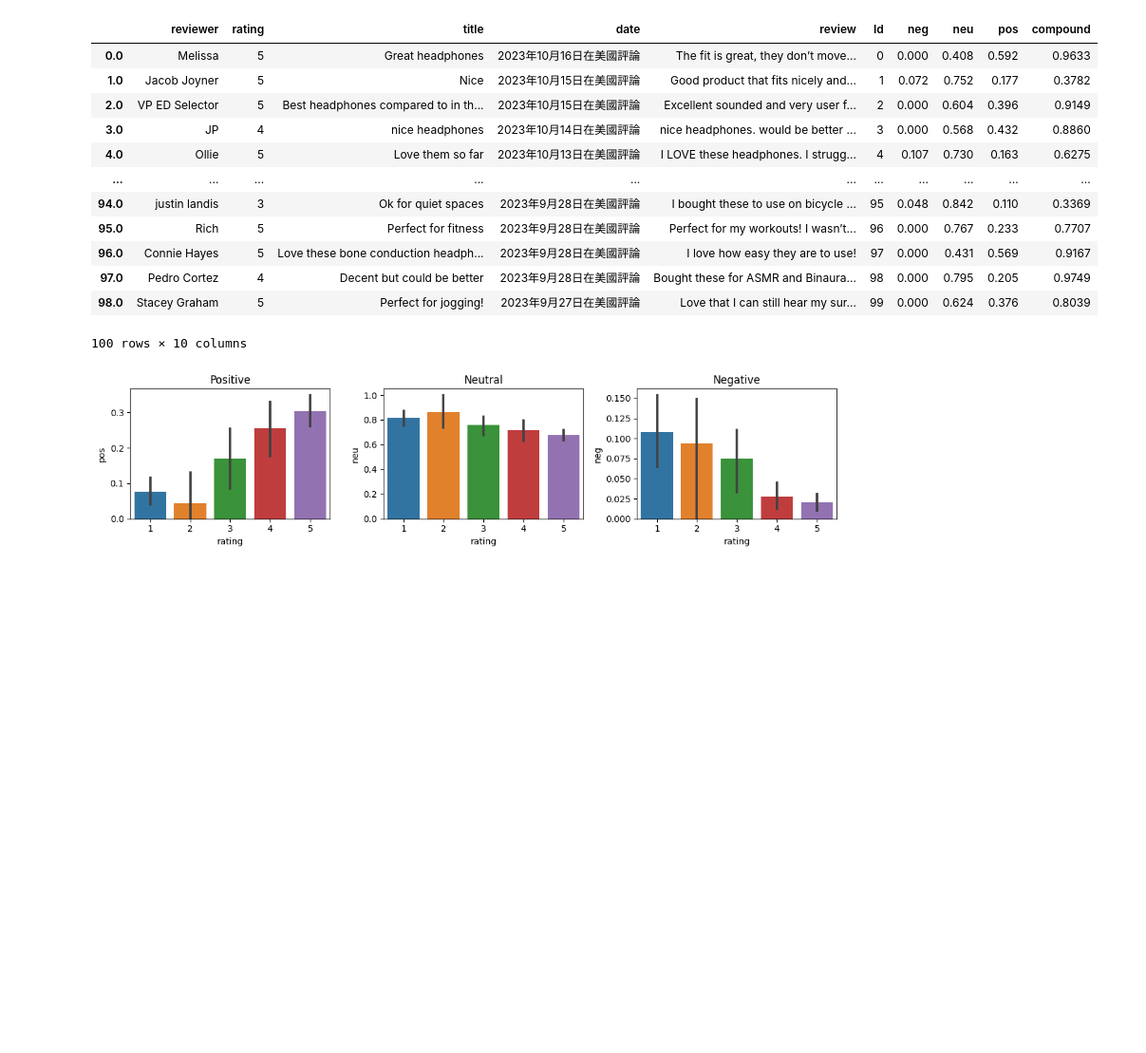
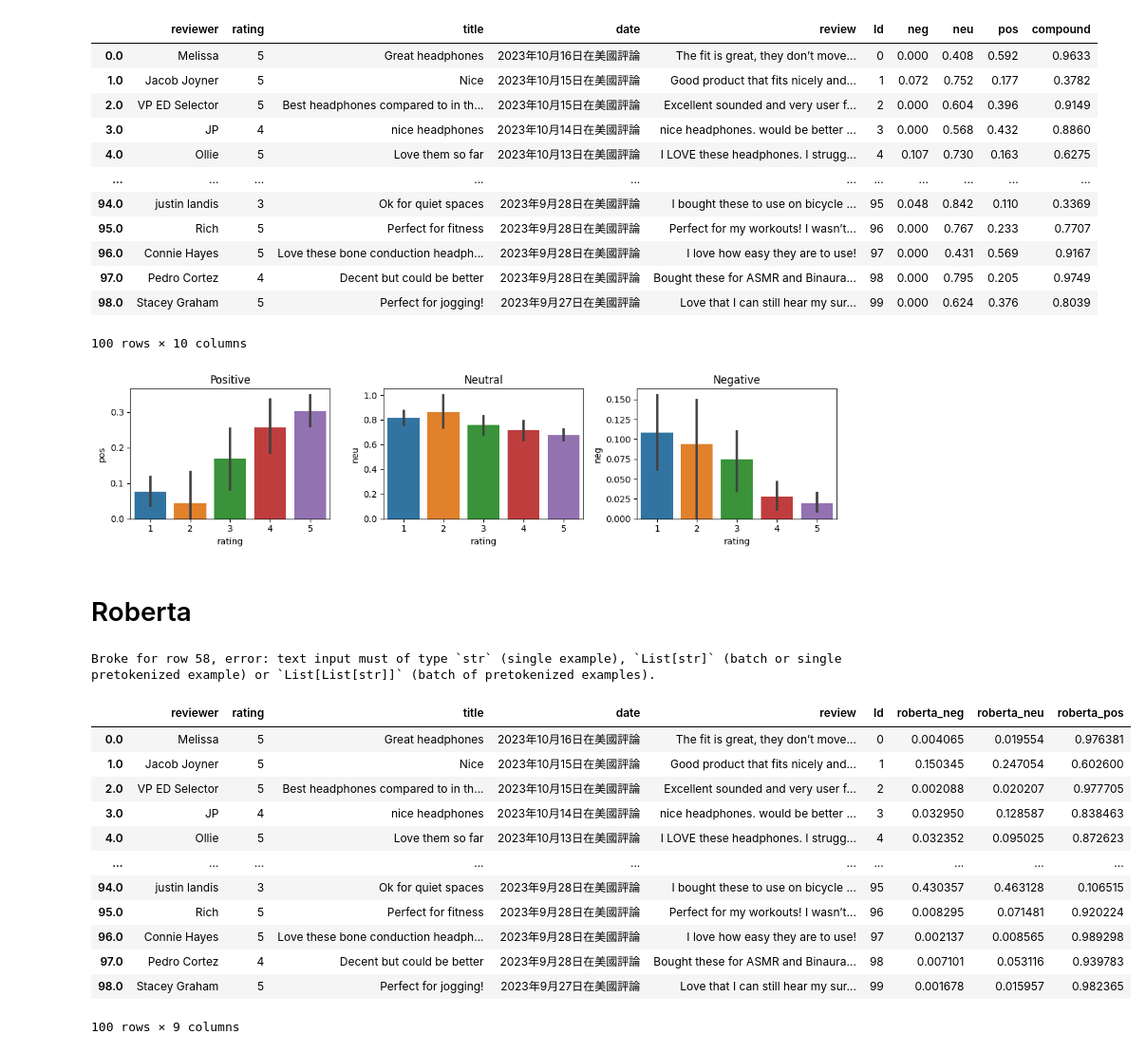
Before and after one commit to 0x01bda/MLuserResearch, a Jupyter notebook: model_default.ipynb, the cells around one changed output. Shown at 95% size. Saved outputs shown, nothing was run; the diff lists cells and outputs as text; code cells hidden in the pictures; blank space fills up the shorter version.

```diff
--- a/model_default.ipynb
+++ b/model_default.ipynb
@@ -307,3 +308,5 @@ plt.tight_layout()
 plt.show()
 # %% [output]
 [figure]
+# %% [markdown]
+# Roberta
@@ -309,0 +334,33 @@ plt.show()
+# %%
+for i, row in tqdm(df.iterrows(), total=len(df)):
+    try:
+        text = row['title']
+        if not pd.isnull(row['review']):
+            review_text = str(row['review'])
+            text += '.' + review_text
+        res_ro[i] = polarity_scores_roberta(text)
+
+    except Exception as e:
+        print(f'Broke for row {i}, error: {e}')
+# %% [output]
+Broke for row 58, error: text input must of type `str` (single example), `List[str]` (batch or single pretokenized example) or `List[List[str]]` (batch of pretokenized examples).
+# %%
+results_df = pd.DataFrame(res_ro).T
+results_df = results_df.reset_index().rename(columns={'index': 'Id'})
+merged_results_df = df.merge(results_df, left_index=True, right_on='Id', how='left')
+
+merged_results_df
+# %% [output]
+|  | reviewer | rating | title | date | review | Id | roberta_neg | roberta_neu | roberta_pos |
+| 0.0 | Melissa | 5 | Great headphones | 2023年10月16日在美國評論 | The fit is great, they don’t move... | 0 | 0.004065 | 0.019554 | 0.976381 |
+| 1.0 | Jacob Joyner | 5 | Nice | 2023年10月15日在美國評論 | Good product that fits nicely and... | 1 | 0.150345 | 0.247054 | 0.602600 |
+| 2.0 | VP ED Selector | 5 | Best headphones compared to in th... | 2023年10月15日在美國評論 | Excellent sounded and very user f... | 2 | 0.002088 | 0.020207 | 0.977705 |
+| 3.0 | JP | 4 | nice headphones | 2023年10月14日在美國評論 | nice headphones. would be better ... | 3 | 0.032950 | 0.128587 | 0.838463 |
+| 4.0 | Ollie | 5 | Love them so far | 2023年10月13日在美國評論 | I LOVE these headphones. I strugg... | 4 | 0.032352 | 0.095025 | 0.872623 |
+| ... | ... | ... | ... | ... | ... | ... | ... | ... | ... |
+| 94.0 | justin landis | 3 | Ok for quiet spaces | 2023年9月28日在美國評論 | I bought these to use on bicycle ... | 95 | 0.430357 | 0.463128 | 0.106515 |
+| 95.0 | Rich | 5 | Perfect for fitness | 2023年9月28日在美國評論 | Perfect for my workouts! I wasn’t... | 96 | 0.008295 | 0.071481 | 0.920224 |
+| 96.0 | Connie Hayes | 5 | Love these bone conduction headph... | 2023年9月28日在美國評論 | I love how easy they are to use! | 97 | 0.002137 | 0.008565 | 0.989298 |
+| 97.0 | Pedro Cortez | 4 | Decent but could be better | 2023年9月28日在美國評論 | Bought these for ASMR and Binaura... | 98 | 0.007101 | 0.053116 | 0.939783 |
+| 98.0 | Stacey Graham | 5 | Perfect for jogging! | 2023年9月27日在美國評論 | Love that I can still hear my sur... | 99 | 0.001678 | 0.015957 | 0.982365 |
+100 rows × 9 columns
```
Also changed, not shown: parts of 8 cells of this notebook.
